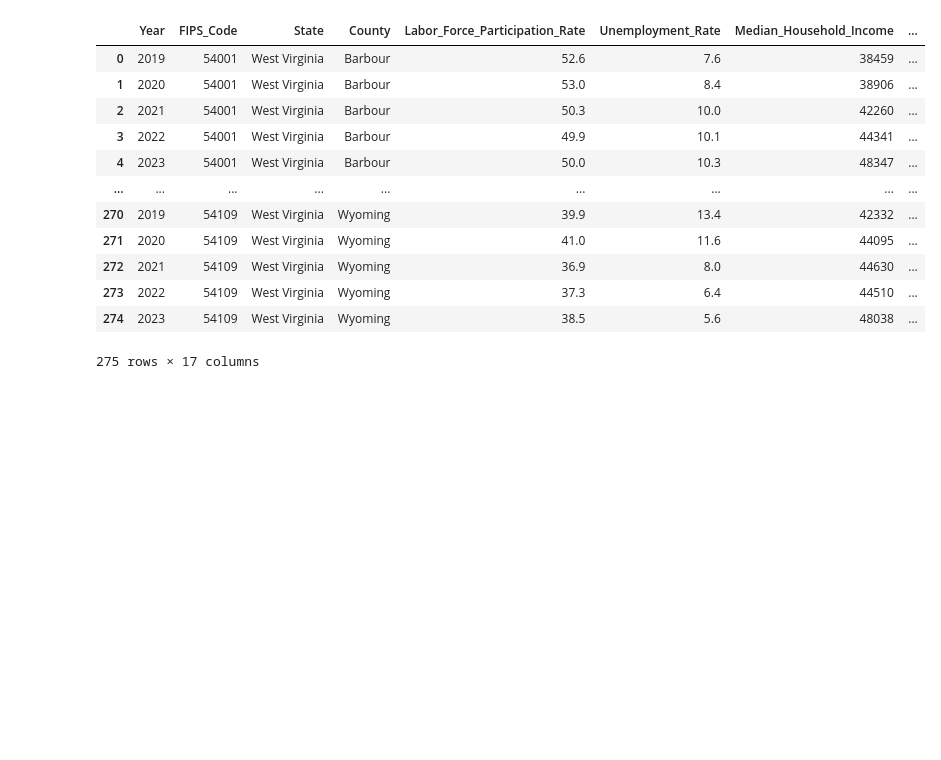
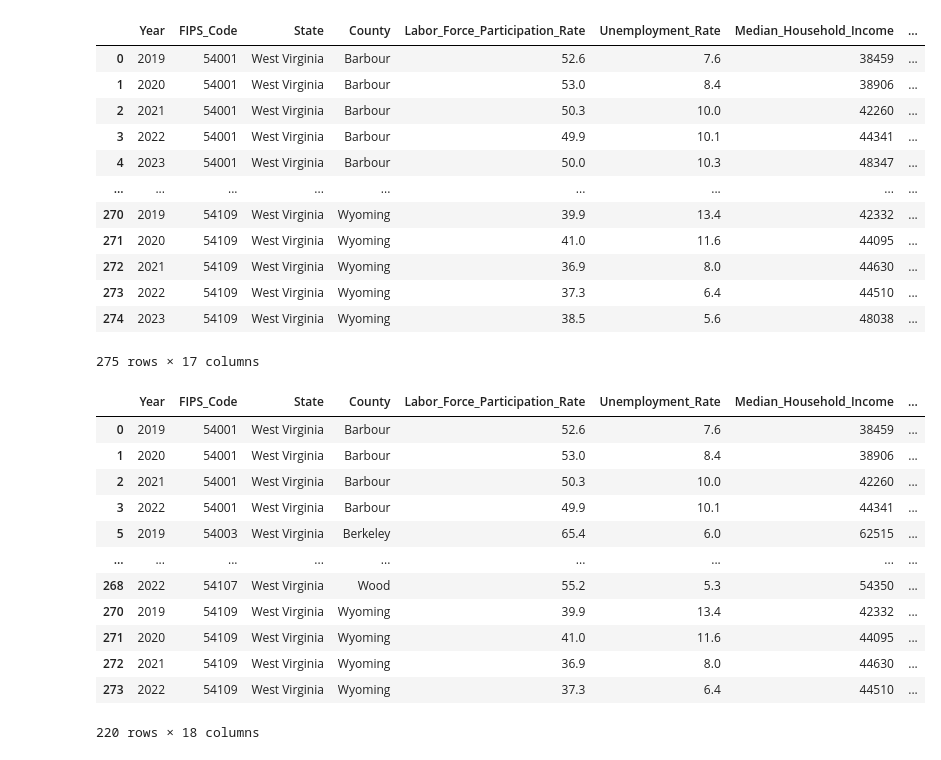
Before and after one commit to vyarabad/The-Intervention-Task-Force, a Jupyter notebook: notebooks/Data Modeling.ipynb, the cells around one changed output. Cells and saved outputs as stored; diff of their text form; code cells hidden in the pictures; blank space fills up the shorter version.

```diff
--- a/notebooks/Data Modeling.ipynb
+++ b/notebooks/Data Modeling.ipynb
@@ -22,3 +27,23 @@ df
 | 273 | 2022 | 54109 | West Virginia | Wyoming | 37.3 | 6.4 | 44510 | ... |
 | 274 | 2023 | 54109 | West Virginia | Wyoming | 38.5 | 5.6 | 48038 | ... |
 275 rows × 17 columns
+# %%
+# --- 2. Sort and shift target ---
+df_sorted = df.sort_values(['FIPS_Code', 'Year'])
+df_sorted['target_next'] = df_sorted.groupby('FIPS_Code')['LA_Opioid_Prscrbng_Rate_1Y_Chg'].shift(-1)
+df_sorted = df_sorted.dropna(subset=['target_next'])
+df_sorted
+# %% [output]
+|  | Year | FIPS_Code | State | County | Labor_Force_Participation_Rate | Unemployment_Rate | Median_Household_Income | ... |
+| 0 | 2019 | 54001 | West Virginia | Barbour | 52.6 | 7.6 | 38459 | ... |
+| 1 | 2020 | 54001 | West Virginia | Barbour | 53.0 | 8.4 | 38906 | ... |
+| 2 | 2021 | 54001 | West Virginia | Barbour | 50.3 | 10.0 | 42260 | ... |
+| 3 | 2022 | 54001 | West Virginia | Barbour | 49.9 | 10.1 | 44341 | ... |
+| 5 | 2019 | 54003 | West Virginia | Berkeley | 65.4 | 6.0 | 62515 | ... |
+| ... | ... | ... | ... | ... | ... | ... | ... | ... |
+| 268 | 2022 | 54107 | West Virginia | Wood | 55.2 | 5.3 | 54350 | ... |
+| 270 | 2019 | 54109 | West Virginia | Wyoming | 39.9 | 13.4 | 42332 | ... |
+| 271 | 2020 | 54109 | West Virginia | Wyoming | 41.0 | 11.6 | 44095 | ... |
+| 272 | 2021 | 54109 | West Virginia | Wyoming | 36.9 | 8.0 | 44630 | ... |
+| 273 | 2022 | 54109 | West Virginia | Wyoming | 37.3 | 6.4 | 44510 | ... |
+220 rows × 18 columns
```
Also changed, not shown: parts of 9 cells of this notebook, 1 other file.
